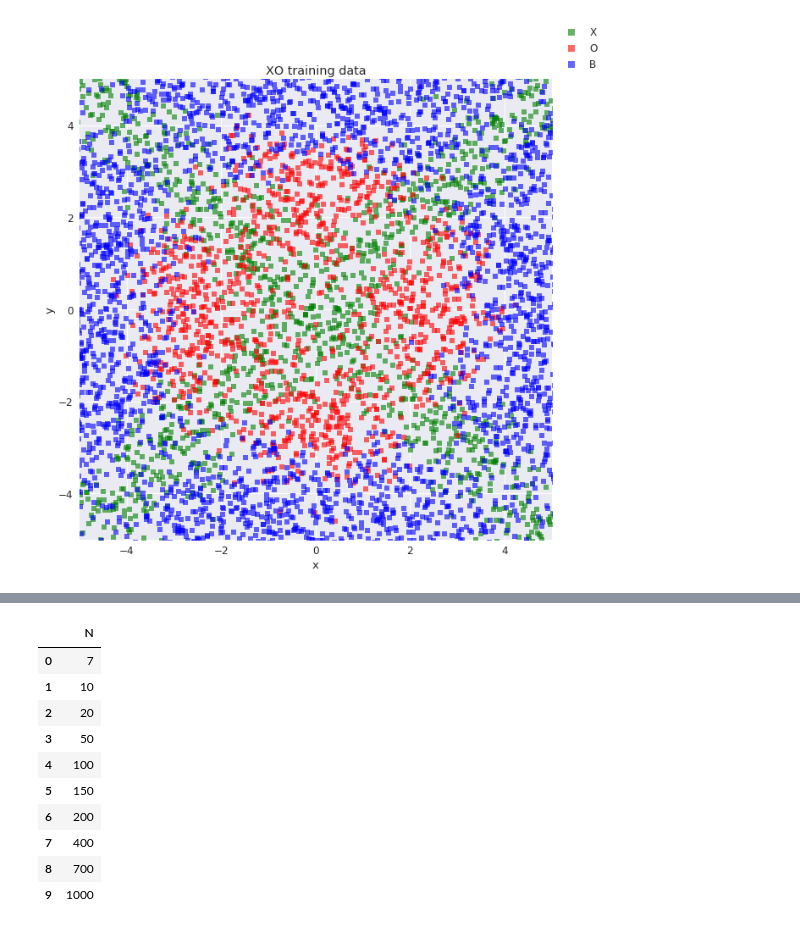
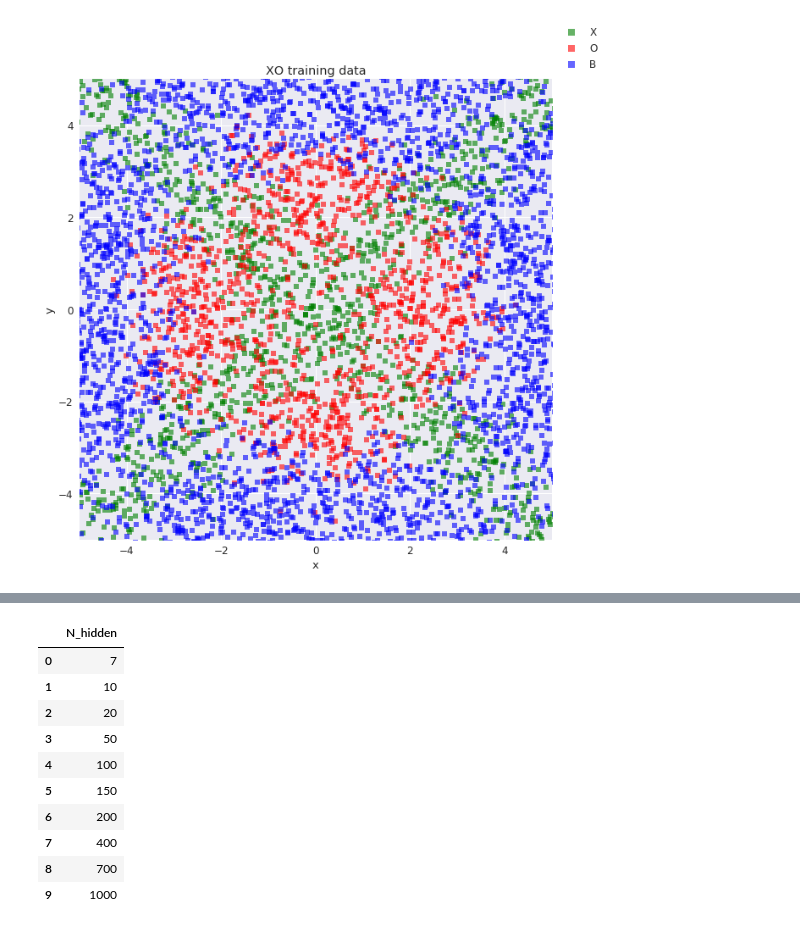
Before and after one commit to joehahn/spark-one-off, a Jupyter notebook: dashboard.ipynb, the cells around one changed output, grey strips where cells are left out. Cells and saved outputs as stored; diff of their text form; code cells hidden in the pictures.

```diff
--- a/dashboard.ipynb
+++ b/dashboard.ipynb
@@ -116,8 +115,8 @@ scat_plot = p.legend(bbox_to_anchor=(1.0, 1.0), markerscale=1.5)
 # %%
 #get the number of different hidden layers
-pd.read_sql('select distinct(N_hidden) as N from oneoff.grid order by N', connection)
+pd.read_sql('select distinct(N_hidden) as N_hidden from oneoff.grid order by N_hidden', connection)
 # %% [output]
-|  | N |
+|  | N_hidden |
 | 0 | 7 |
 | 1 | 10 |
 | 2 | 20 |
```
Also changed, not shown: parts of 21 cells of this notebook.
